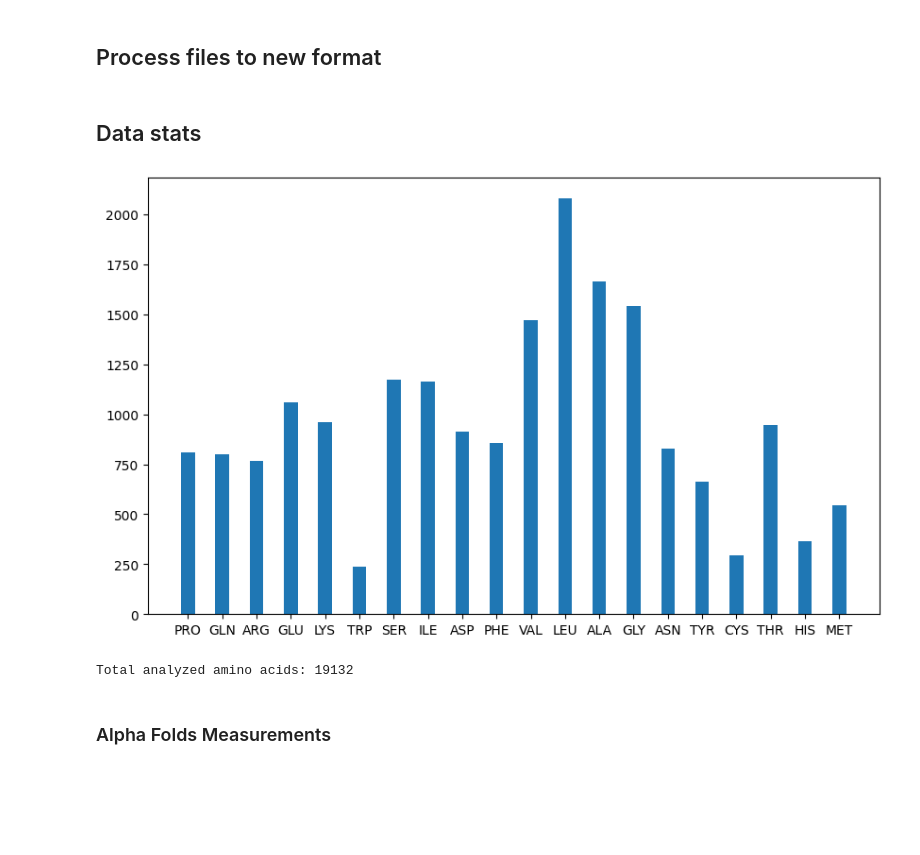
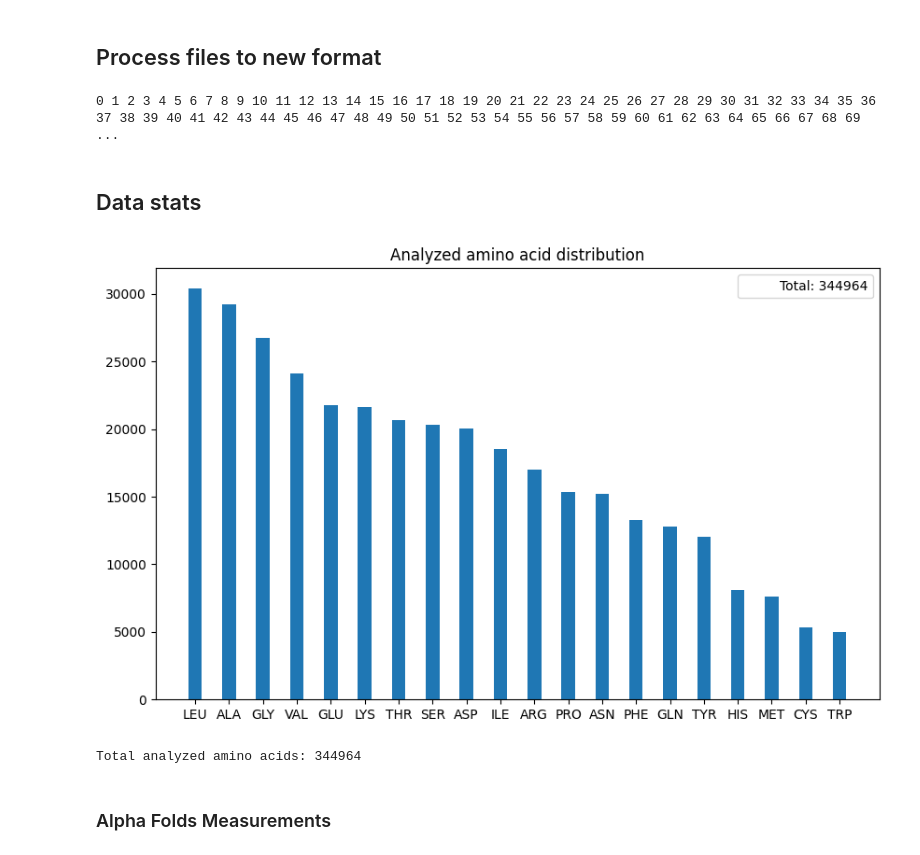
Before and after one commit to maxi-smidt/evofold, a Jupyter notebook: poc/analysis/residue_constants_measure.ipynb, the cells around one changed output. Saved outputs shown, nothing was run; the diff lists cells and outputs as text; code cells hidden in the pictures; blank space fills up the shorter version.

```diff
--- a/poc/analysis/residue_constants_measure.ipynb
+++ b/poc/analysis/residue_constants_measure.ipynb
@@ -38,7 +38,8 @@ samples
 ## Process files to new format
 # %%
 amino_acids = []
-for sample in samples:
+for j, sample in enumerate(samples):
+    print(j, end=' ')
     parsed_cif = MMCIF2Dict(sample)
     chain_before = None
     seq_id_before = None
@@ -46,10 +47,12 @@ for sample in samples:
     current_chain = defaultdict(list)
     for i in range(len(parsed_cif['_atom_site.group_PDB'])):
         if parsed_cif['_atom_site.group_PDB'][i] != 'ATOM': continue
+        if parsed_cif['_atom_site.label_comp_id'][i] not in ['ALA', 'ARG', 'ASN', 'ASP', 'CYS', 'GLN', 'GLU', 'GLY', 'HIS', 'ILE', 'LEU', 'LYS', 'MET', 'PHE', 'PRO', 'SER', 'THR', 'TRP', 'TYR', 'VAL']: continue
         seq_id = parsed_cif['_atom_site.label_seq_id'][i]
         chain = parsed_cif['_atom_site.auth_asym_id'][i]
         if chain != chain_before and chain_before is not None:
-            amino_acids.append(*current_chain.values())
+            if current_chain.values():
+                amino_acids.append(*current_chain.values())
             current_chain = defaultdict(list)
         if seq_id != seq_id_before and seq_id_before is not None:
             current_chain[chain].append(current_aa)
@@ -64,7 +67,10 @@ for sample in samples:
         current_aa.append((atom_id, x, y, z))
         chain_before = chain
         seq_id_before = seq_id
-    amino_acids.append(*current_chain.values())
+    if current_chain.values():
+        amino_acids.append(*current_chain.values())
+# %% [output]
+0 1 2 3 4 5 6 7 8 9 10 11 12 13 14 15 16 17 18 19 20 21 22 23 24 25 26 27 28 29 30 31 32 33 34 35 36 37 38 39 40 41 42 43 44 45 46 47 48 49 50 51 52 53 54 55 56 57 58 59 60 61 62 63 64 65 66 67 68 69  ...
 # %%
 # utility function
 def bplot_data_with_stats(data, title: str, label: str, fn: str):
@@ -85,18 +91,25 @@ def bplot_data_with_stats(data, title: str, label: str, fn: str):
 # %%
 disassembled_acids = defaultdict(int)
 for chain in amino_acids:
     for aa in chain:
         disassembled_acids[aa[0]] += 1
-
+sorted_items = sorted(disassembled_acids.items(), key=lambda x: x[1], reverse=True)
+labels, counts = zip(*sorted_items)
 total = sum(disassembled_acids.values())
 plt.figure(figsize=(10, 6))
-plt.bar(disassembled_acids.keys(), list(disassembled_acids.values()), width=0.4)
+plt.bar(labels, counts, width=0.4)
+handles = [
+    plt.Line2D([0], [0], color='none', label=f"Total: {total}"),
+]
+plt.legend(handles=handles, loc='upper right')
+plt.title("Analyzed amino acid distribution")
+plt.savefig(f"plt/aas_analyzed.png", dpi=600)
 plt.show()
 
 print('Total analyzed amino acids:', total)
 # %% [output]
-[figure, old version]
+[figure, new version]
-Total analyzed amino acids: 19132
+Total analyzed amino acids: 344964
 # %% [markdown]
 ### Alpha Folds Measurements
 # %%
```
Also changed, not shown: parts of 11 cells of this notebook, 1 other file.
